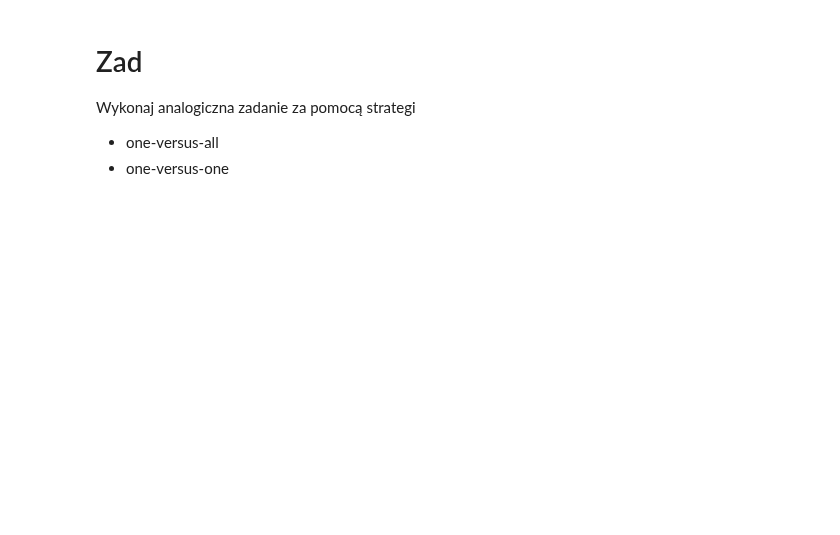
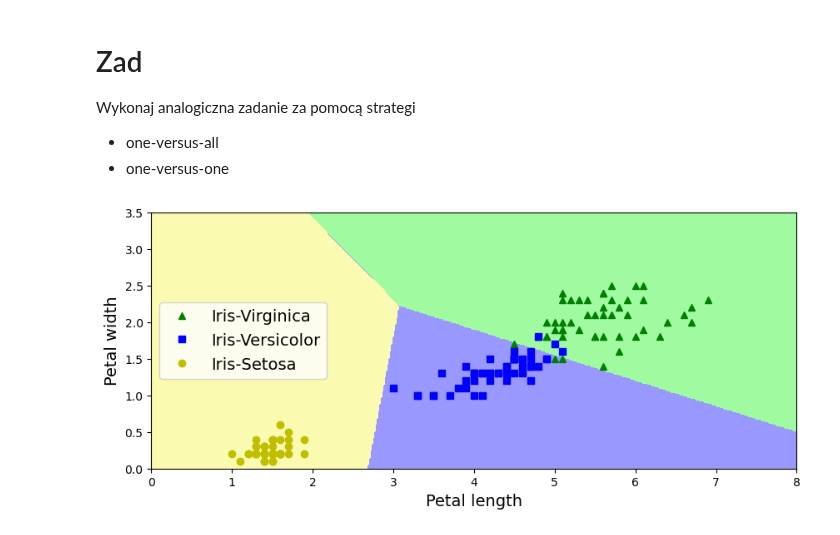
Before and after one commit to sit3kk/Basics-of-Artificial-Intelligence-Notebooks, a Jupyter notebook: Notebooks/7/AD_Z07_H_Softmax_Regression.ipynb, the cells around one changed output. Saved outputs shown, nothing was run; the diff lists cells and outputs as text; code cells hidden in the pictures; blank space fills up the shorter version.

```diff
--- a/Notebooks/7/AD_Z07_H_Softmax_Regression.ipynb
+++ b/Notebooks/7/AD_Z07_H_Softmax_Regression.ipynb
@@ -76,3 +78,33 @@ plt.show()
 Wykonaj analogiczna zadanie za pomocą strategi
 * one-versus-all
 * one-versus-one
+# %%
+from sklearn.linear_model import LogisticRegression
+
+
+ova_softmax_reg = LogisticRegression(
+    multi_class="ovr", solver="lbfgs", C=10, random_state=42
+)
+ova_softmax_reg.fit(X, y)
+
+x0, x1 = np.meshgrid(
+    np.linspace(0, 8, 500).reshape(-1, 1),
+    np.linspace(0, 3.5, 200).reshape(-1, 1),
+)
+X_new = np.c_[x0.ravel(), x1.ravel()]
+
+y_predict_ova = ova_softmax_reg.predict(X_new)
+zz_ova = y_predict_ova.reshape(x0.shape)
+
+
+plt.figure(figsize=(10, 4))
+plt.plot(X[y == 3, 0], X[y == 3, 1], "g^", label="Iris-Virginica")
+plt.plot(X[y == 2, 0], X[y == 2, 1], "bs", label="Iris-Versicolor")
+plt.plot(X[y == 1, 0], X[y == 1, 1], "yo", label="Iris-Setosa")
+plt.contourf(x0, x1, zz_ova, cmap=custom_cmap)
+plt.xlabel("Petal length", fontsize=14)
+plt.ylabel("Petal width", fontsize=14)
+plt.legend(loc="center left", fontsize=14)
+plt.show()
+# %% [output]
+[figure, added]
```
Also changed, not shown: parts of 4 cells of this notebook.
